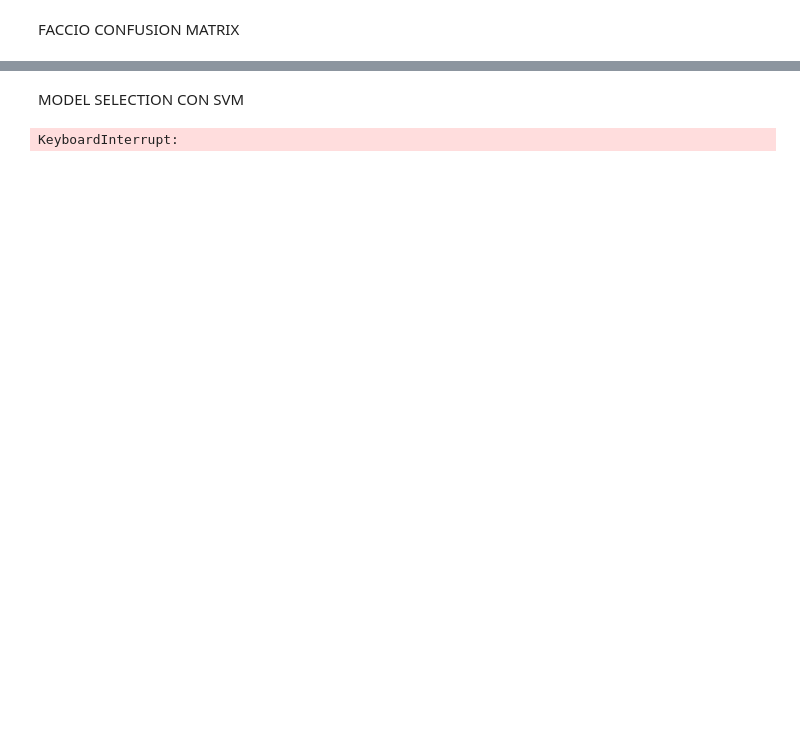
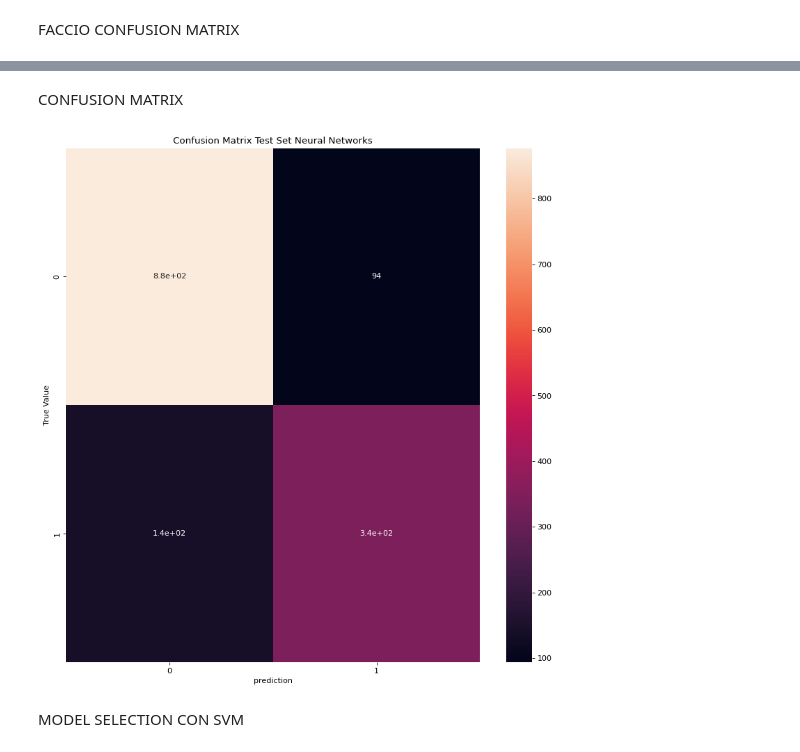
Before and after one commit to Daniele-00/Progetto-MachineLearning, a Jupyter notebook: ProgettoStroke/progettoML.ipynb, the cells around one changed output, grey strips where cells are left out. Drawn from its saved outputs; the diff is of its cells as text; code cells hidden in the pictures; blank space fills up the shorter version.

```diff
--- a/ProgettoStroke/progettoML.ipynb
+++ b/ProgettoStroke/progettoML.ipynb
@@ -864,3 +929,15 @@ plt.show()
+# %% [markdown]
+CONFUSION MATRIX
+# %%
+conf_matrix_nn = confusion_matrix(t_te, t_pred_nn_test)
+figure(figsize=(12,12) , dpi = 80)
+hm = sns.heatmap(conf_matrix_nn, annot=True)
+plt.title("Confusion Matrix Test Set Neural Networks")
+plt.xlabel("prediction")
+plt.ylabel("True Value")
+plt.show()
+# %% [output]
+[figure, added]
 # %% [markdown]
 MODEL SELECTION CON SVM
 # %%
@@ -888,6 +965,4 @@ best_params_svm = grid_search_svm.best_params_
 best_model_svm = grid_search_svm.best_estimator_
 best_score_svm = grid_search_svm.best_score_
 print("Miglior parametri: ",best_params_svm)
-print("Best score: ",best_score)
+print("Best score: ",best_score_svm)
-# %% [output]
-KeyboardInterrupt:
```
Also changed, not shown: parts of 10 cells of this notebook, 1 other file.
